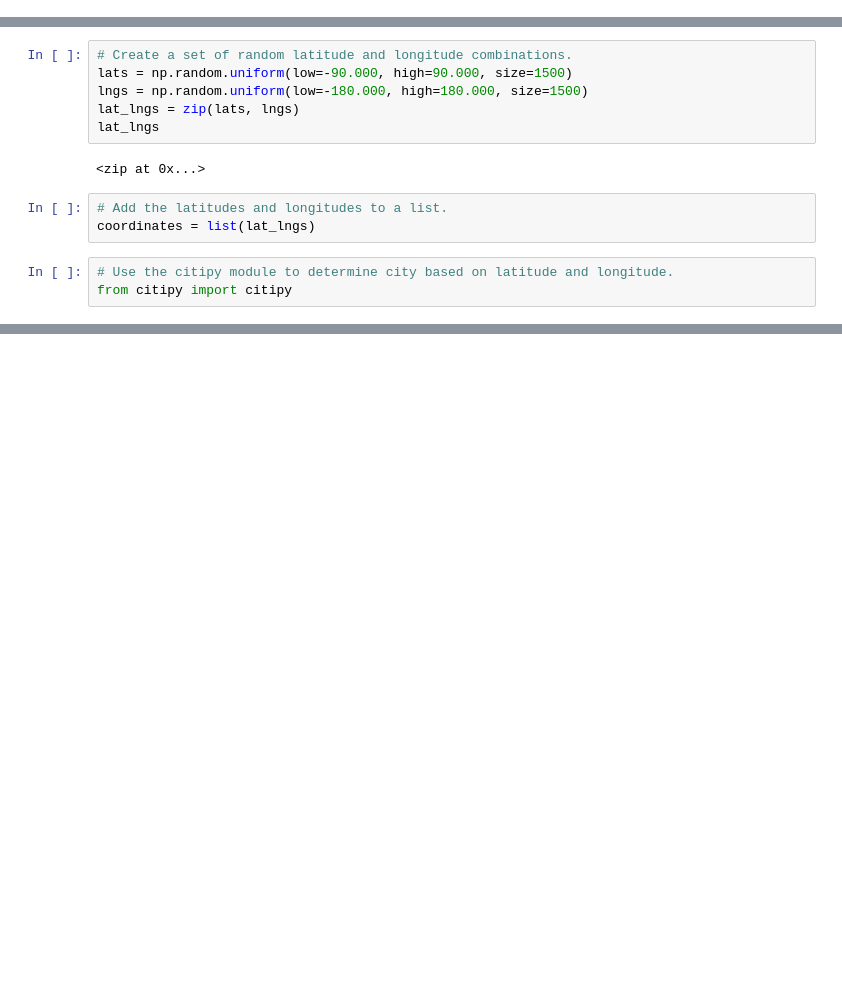
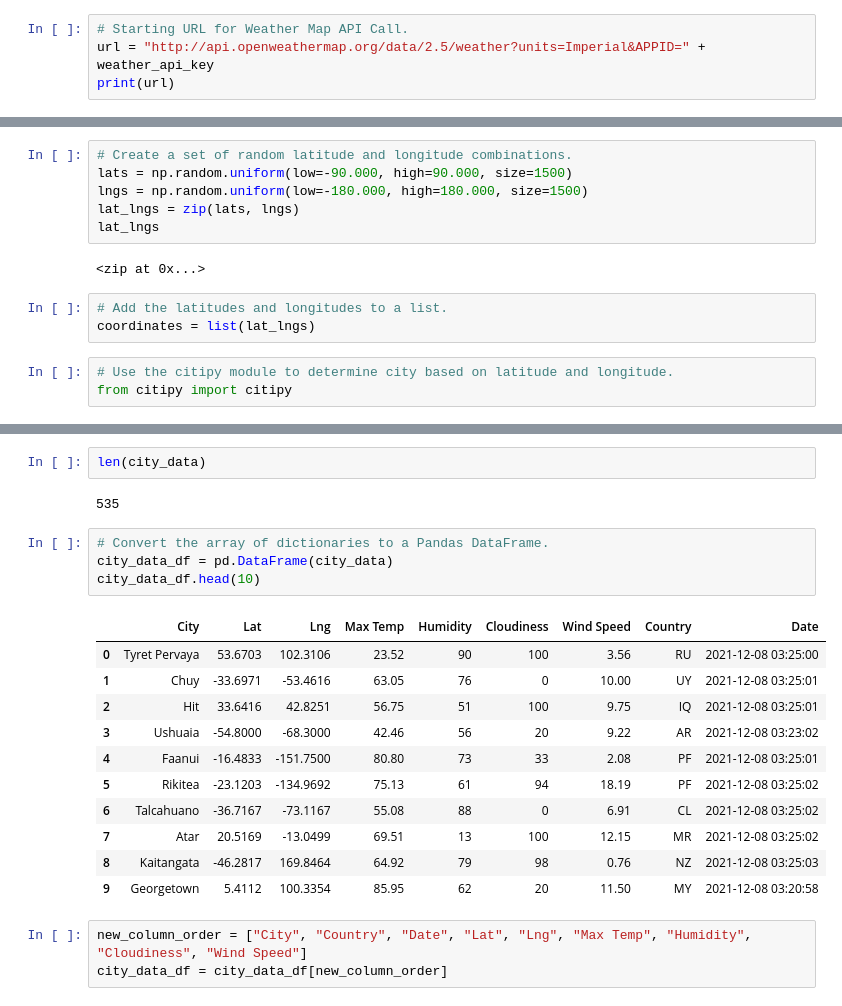
Before and after one commit to jraguDataGuy/World_Weather_Analysis, a Jupyter notebook: WeatherPy.ipynb, the cells around one changed output, grey strips where cells are left out. Drawn from its saved outputs; the diff is of its cells as text; blank space fills up the shorter version.

```diff
--- a/WeatherPy.ipynb
+++ b/WeatherPy.ipynb
@@ -5,0 +8,4 @@ import numpy as np
+# %%
+# Starting URL for Weather Map API Call.
+url = "http://api.openweathermap.org/data/2.5/weather?units=Imperial&APPID=" + weather_api_key
+print(url)
@@ -33,0 +125,23 @@ len(cities)
+# %%
+len(city_data)
+# %% [output]
+535
+# %%
+# Convert the array of dictionaries to a Pandas DataFrame.
+city_data_df = pd.DataFrame(city_data)
+city_data_df.head(10)
+# %% [output]
+|  | City | Lat | Lng | Max Temp | Humidity | Cloudiness | Wind Speed | Country | Date |
+| 0 | Tyret Pervaya | 53.6703 | 102.3106 | 23.52 | 90 | 100 | 3.56 | RU | 2021-12-08 03:25:00 |
+| 1 | Chuy | -33.6971 | -53.4616 | 63.05 | 76 | 0 | 10.00 | UY | 2021-12-08 03:25:01 |
+| 2 | Hit | 33.6416 | 42.8251 | 56.75 | 51 | 100 | 9.75 | IQ | 2021-12-08 03:25:01 |
+| 3 | Ushuaia | -54.8000 | -68.3000 | 42.46 | 56 | 20 | 9.22 | AR | 2021-12-08 03:23:02 |
+| 4 | Faanui | -16.4833 | -151.7500 | 80.80 | 73 | 33 | 2.08 | PF | 2021-12-08 03:25:01 |
+| 5 | Rikitea | -23.1203 | -134.9692 | 75.13 | 61 | 94 | 18.19 | PF | 2021-12-08 03:25:02 |
+| 6 | Talcahuano | -36.7167 | -73.1167 | 55.08 | 88 | 0 | 6.91 | CL | 2021-12-08 03:25:02 |
+| 7 | Atar | 20.5169 | -13.0499 | 69.51 | 13 | 100 | 12.15 | MR | 2021-12-08 03:25:02 |
+| 8 | Kaitangata | -46.2817 | 169.8464 | 64.92 | 79 | 98 | 0.76 | NZ | 2021-12-08 03:25:03 |
+| 9 | Georgetown | 5.4112 | 100.3354 | 85.95 | 62 | 20 | 11.50 | MY | 2021-12-08 03:20:58 |
+# %%
+new_column_order = ["City", "Country", "Date", "Lat", "Lng", "Max Temp", "Humidity", "Cloudiness", "Wind Speed"]
+city_data_df = city_data_df[new_column_order]
```
Also changed, not shown: parts of 6 cells of this notebook.
